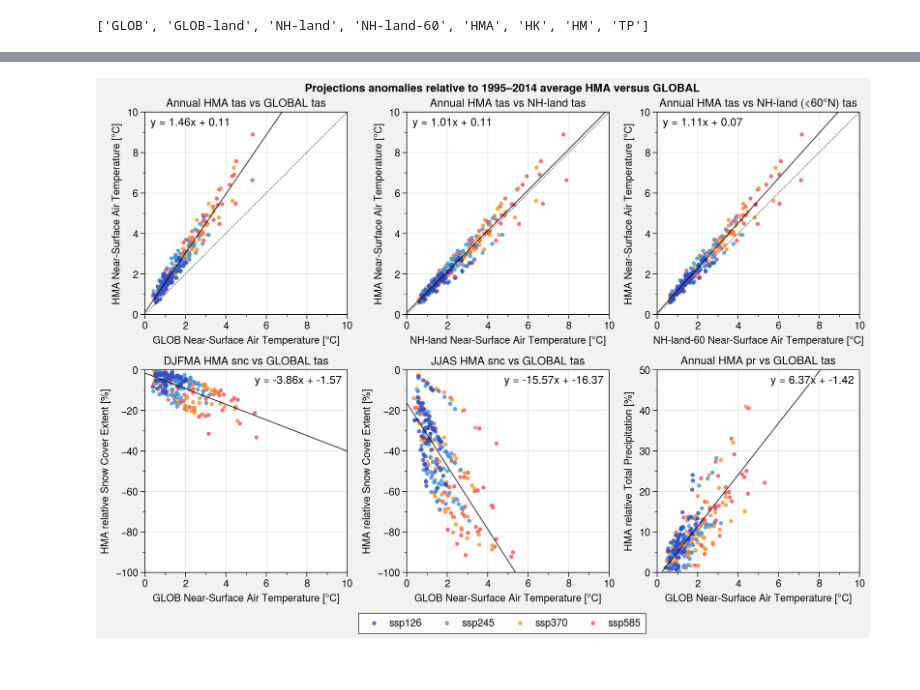
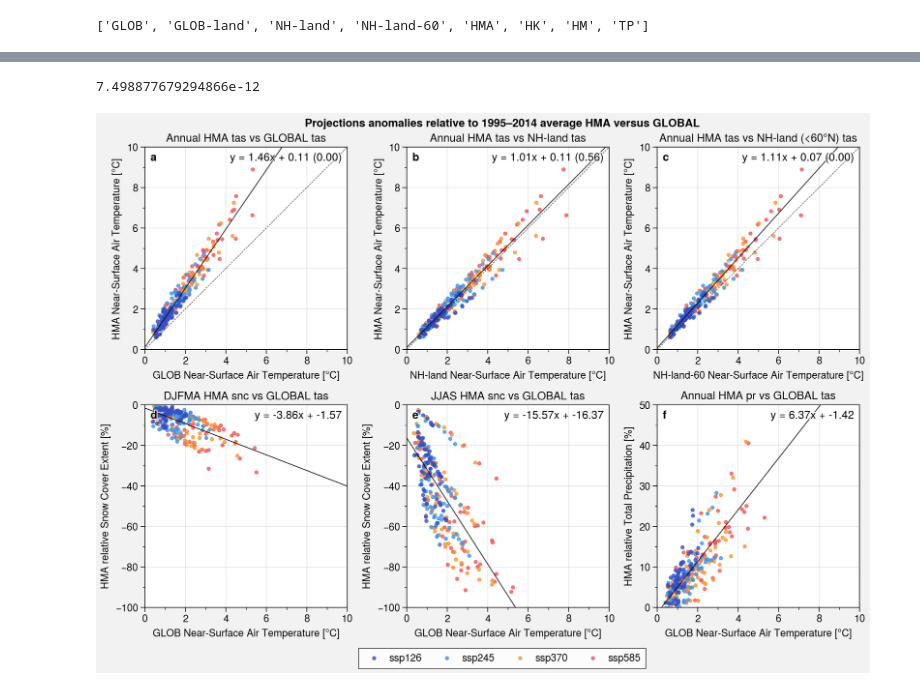
Before and after one commit to mickaellalande/PhD, a Jupyter notebook: CICLAD/Himalaya/CMIP6_HMA_paper/fig10_global_vs_HMA.ipynb, the cells around one changed output, grey strips where cells are left out. Drawn from its saved outputs; the diff is of its cells as text; code cells hidden in the pictures.

Commit message:
Add pvalue + abc

```diff
--- a/CICLAD/Himalaya/CMIP6_HMA_paper/fig10_global_vs_HMA.ipynb
+++ b/CICLAD/Himalaya/CMIP6_HMA_paper/fig10_global_vs_HMA.ipynb
@@ -190,3 +282,7 @@ zones
+# %%
+reg2.pvalue
+# %% [output]
+7.498877679294866e-12
 # %%
 colors = ['indigo9', 'blue5', 'orange5', 'red6']
 marker = '.'
@@ -256,33 +352,41 @@ for var in variables:
                 )
 
                 # Regression
                 if var == 'tas':
                     axs[k].plot(ylims, ylims, 'k--', alpha=0.75, zorder=0, linewidth=0.5)
 
                 reg = stats.linregress(
                     np.concatenate(df.loc[(season), ('tas', x_zone)]),
                     np.concatenate(df.loc[(season), (var, zone)])
                 )
                 x = np.array(xlims)
                 y = reg.slope*x + reg.intercept
                 axs[k].plot(x, y, 'k-', linewidth=0.8, alpha=0.8)
 
                 if var in ['tas']:
-                    axs[k].format(ultitle='y = ' + str(round(reg.slope, 2)) + 'x + ' + str(round(reg.intercept, 2)))
+                    # Test significant difference from x=y (we use linregress and remove x from y to test from 0)
+                    reg2 = stats.linregress(
+                        np.concatenate(df.loc[(season), ('tas', x_zone)]),
+                        [y - x for y, x in zip(df.loc[(season, scenario), (var, zone)], df.loc[(season, scenario), ('tas', x_zone)]) for scenario in scenarios]
+                    )
+
+                    axs[k].format(urtitle='y = ' + str(round(reg.slope, 2)) + 'x + ' + str(round(reg.intercept, 2)) + ' (%.2f)' % round(reg2.pvalue, 2))
+
+
                 else:
                     axs[k].format(urtitle='y = ' + str(round(reg.slope, 2)) + 'x + ' + str(round(reg.intercept, 2)))
-
 
                 k += 1
 
 
 axs.format(
     suptitle = 'Projections anomalies relative to 1995–2014 average HMA versus GLOBAL',
+    abc=True, abcloc='ul'
 )
 
 fig.legend(loc='b', frame=True, ncols=4)
 
 filename = 'fig10_HMA-vs-global'
 fig.save('img/'+filename+'.jpg'); fig.save('img/'+filename+'.png'); fig.save('img/'+filename+'.pdf')
 # %% [output]
-[figure, old version]
+[figure, new version]
```
Also changed, not shown: parts of 7 cells of this notebook, 3 other files.
